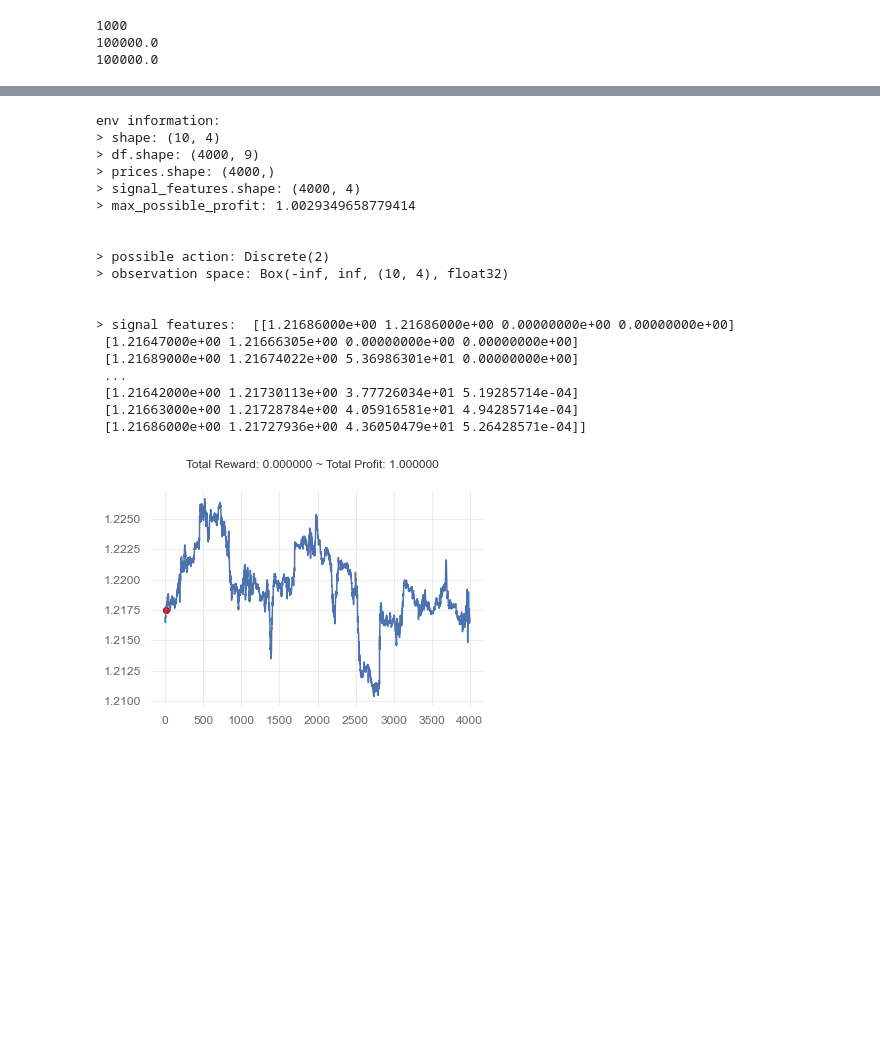
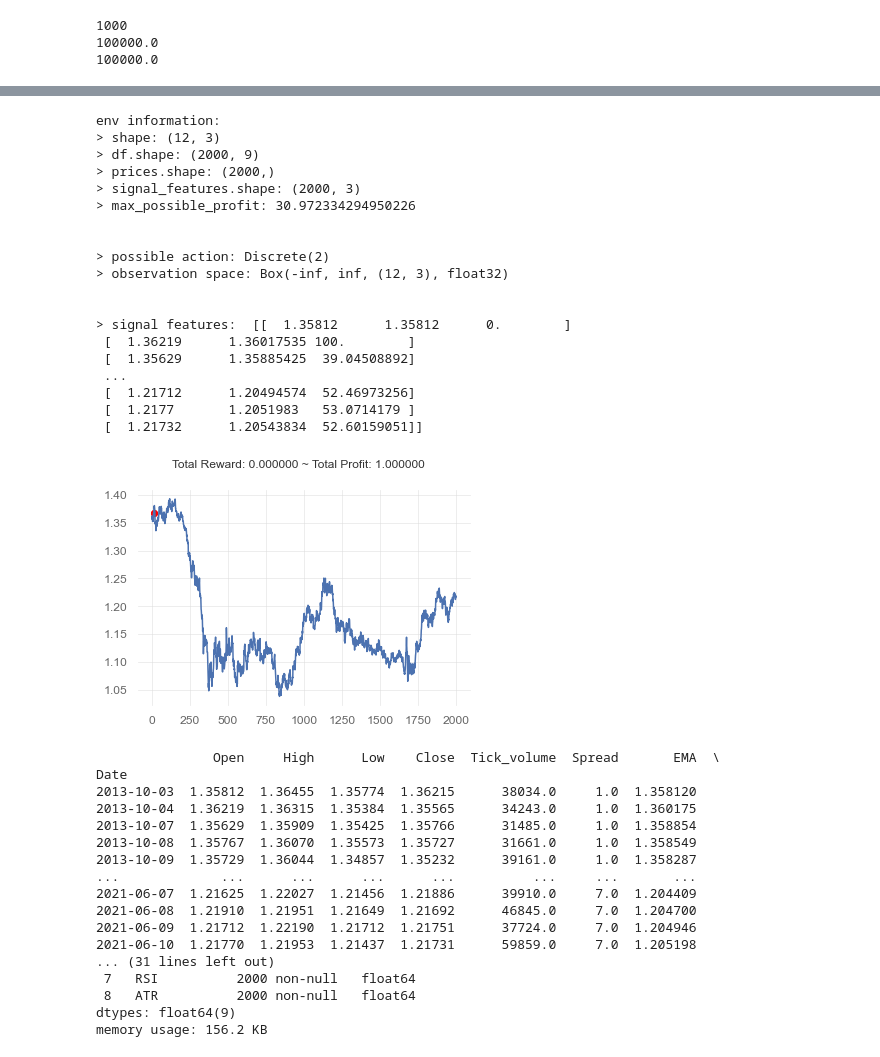
Before and after one commit to dhupee/MetaNgepet, a Jupyter notebook: MetaNgepet-Train.ipynb, the cells around one changed output, grey strips where cells are left out. Drawn from its saved outputs; the diff is of its cells as text; code cells hidden in the pictures; blank space fills up the shorter version.

```diff
--- a/MetaNgepet-Train.ipynb
+++ b/MetaNgepet-Train.ipynb
@@ -216,7 +224,7 @@ def add_signals(env):
     start = env.frame_bound[0] - env.window_size
     end = env.frame_bound[1]
     prices = env.df.loc[:, 'Open'].to_numpy()[start:end]
-    signal_features = env.df.loc[:, ['Open', 'EMA', 'RSI', 'ATR']].to_numpy()[start:end]
+    signal_features = env.df.loc[:, ['Open', 'EMA', 'RSI']].to_numpy()[start:end]
     return prices, signal_features
 
 class MyCustomEnv(ForexEnv):
@@ -230,52 +238,65 @@ env = MyCustomEnv(df = df,
                window_size = start_index,
                frame_bound = (start_index, end_index), #Max 6225 Rows of data
                unit_side = 'right')
-
-seed = 42
-env.seed(seed)
-eps = np.finfo(np.float32).eps.item()
 
 # get information from the environment
 print()
 print("env information:")
 print("> shape:", env.shape)
 print("> df.shape:", env.df.shape)
 print("> prices.shape:", env.prices.shape)
 print("> signal_features.shape:", env.signal_features.shape)
 print("> max_possible_profit:", env.max_possible_profit())
 print("\n")
 print("> possible action:", env.action_space)
 print("> observation space:", env.observation_space)
 print("\n")
 print("> signal features: ", env.signal_features)
 
 env.reset() # Uncomment if you need it.
 env.render()
 
 print(env.df)
 print("\n")
 env.df.info()
 # %% [output]
 env information:
-> shape: (10, 4)
-> df.shape: (4000, 9)
-> prices.shape: (4000,)
-> signal_features.shape: (4000, 4)
-> max_possible_profit: 1.0029349658779414
+> shape: (12, 3)
+> df.shape: (2000, 9)
+> prices.shape: (2000,)
+> signal_features.shape: (2000, 3)
+> max_possible_profit: 30.972334294950226
 
 
 > possible action: Discrete(2)
-> observation space: Box(-inf, inf, (10, 4), float32)
+> observation space: Box(-inf, inf, (12, 3), float32)
 
 
-> signal features:  [[1.21686000e+00 1.21686000e+00 0.00000000e+00 0.00000000e+00]
- [1.21647000e+00 1.21666305e+00 0.00000000e+00 0.00000000e+00]
- [1.21689000e+00 1.21674022e+00 5.36986301e+01 0.00000000e+00]
+> signal features:  [[  1.35812      1.35812      0.        ]
+ [  1.36219      1.36017535 100.        ]
+ [  1.35629      1.35885425  39.04508892]
  ...
- [1.21642000e+00 1.21730113e+00 3.77726034e+01 5.19285714e-04]
- [1.21663000e+00 1.21728784e+00 4.05916581e+01 4.94285714e-04]
- [1.21686000e+00 1.21727936e+00 4.36050479e+01 5.26428571e-04]]
+ [  1.21712      1.20494574  52.46973256]
+ [  1.2177       1.2051983   53.0714179 ]
+ [  1.21732      1.20543834  52.60159051]]
-[figure, old version]
+[figure, new version]
+               Open     High      Low    Close  Tick_volume  Spread       EMA  \
+Date
+2013-10-03  1.35812  1.36455  1.35774  1.36215      38034.0     1.0  1.358120
+2013-10-04  1.36219  1.36315  1.35384  1.35565      34243.0     1.0  1.360175
+2013-10-07  1.35629  1.35909  1.35425  1.35766      31485.0     1.0  1.358854
+2013-10-08  1.35767  1.36070  1.35573  1.35727      31661.0     1.0  1.358549
+2013-10-09  1.35729  1.36044  1.34857  1.35232      39161.0     1.0  1.358287
+...             ...      ...      ...      ...          ...     ...       ...
+2021-06-07  1.21625  1.22027  1.21456  1.21886      39910.0     7.0  1.204409
+2021-06-08  1.21910  1.21951  1.21649  1.21692      46845.0     7.0  1.204700
+2021-06-09  1.21712  1.22190  1.21712  1.21751      37724.0     7.0  1.204946
+2021-06-10  1.21770  1.21953  1.21437  1.21731      59859.0     7.0  1.205198
+... (31 lines left out)
+ 7   RSI          2000 non-null   float64
+ 8   ATR          2000 non-null   float64
+dtypes: float64(9)
+memory usage: 156.2 KB
 # %%
 # make a prediction based on random actions
 
```
Also changed, not shown: parts of 9 cells of this notebook, 15 other files.
